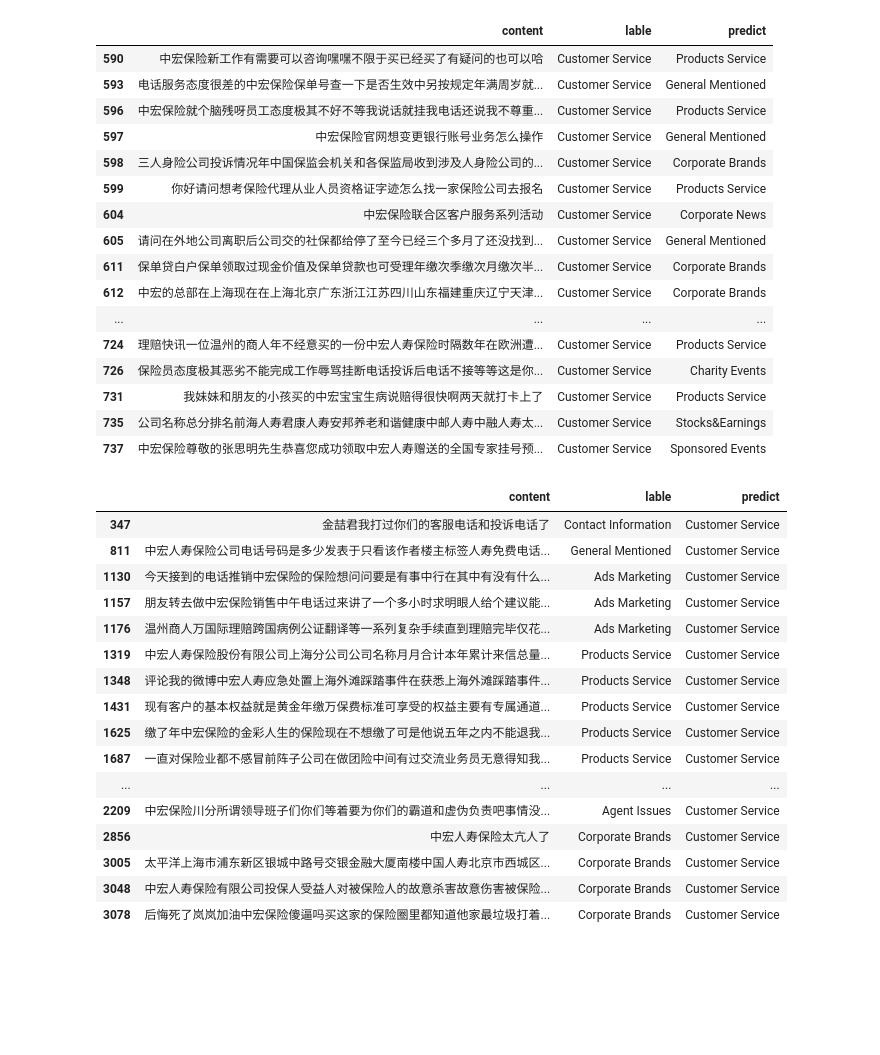
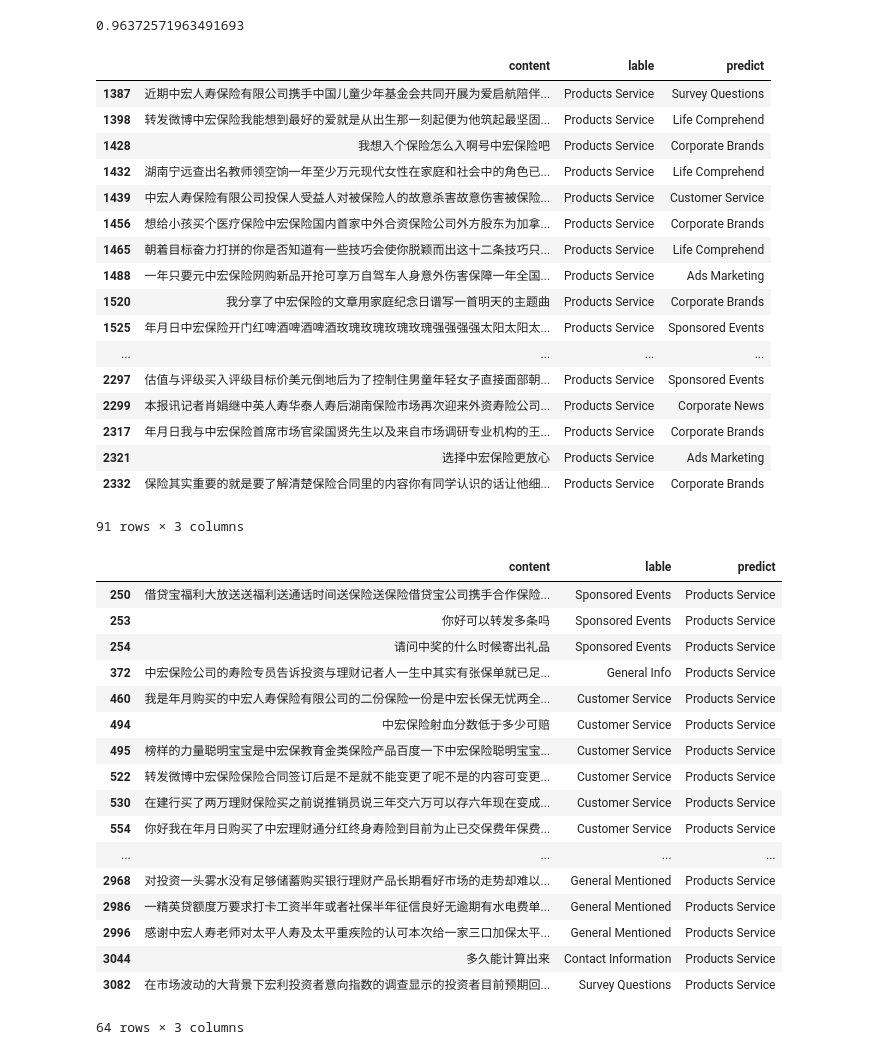
Before and after one commit to zbxzc35/zh_cnn_text_classify, a Jupyter notebook: result summery.ipynb, the cells around one changed output. Saved outputs shown, nothing was run; the diff lists cells and outputs as text; code cells hidden in the pictures; blank space fills up the shorter version.

```diff
--- a/result summery.ipynb
+++ b/result summery.ipynb
@@ -1,17 +1,17 @@
 # %%
 import pandas as pd
 # %%
-myfile = './runs/2017-10-16T09:56:16.752432/'
+myfile = './runs/2017-10-16T20:26:22.272819/'
 # %%
 data = pd.read_csv(myfile+'prediction.csv',names = ['content','lable','predict'])
 # %%
 data['content'] = data['content'].str.replace(' ', '')
 data = data.dropna()
 # %%
-data['lable'] = data['lable'].str.replace('Products Service', 'Customer Service')
-data['predict'] = data['predict'].str.replace('Products Service', 'Customer Service')
+# data['lable'] = data['lable'].str.replace('Products Service', 'Customer Service')
+# data['predict'] = data['predict'].str.replace('Products Service', 'Customer Service')
 # %%
-eval_class = 'Customer Service'
+eval_class = 'Products Service'
 # %%
 customer_service = data[data['lable'] == eval_class]
 others = data[data['lable'] != eval_class]
@@ -61,47 +92,54 @@ f1
+# %%
+f1_o = 2./((1./precision_o)+(1./recall_o))
+f1_o
+# %% [output]
+0.96372571963491693
 # %%
-out = customer_service[customer_service['predict'] != 'Customer Service']
+out = customer_service[customer_service['predict'] != eval_class]
 out.to_csv(myfile+'false_neg.csv',encoding = 'utf-8')
 out
 # %% [output]
 |  | content | lable | predict |
-| 590 | 中宏保险新工作有需要可以咨询嘿嘿不限于买已经买了有疑问的也可以哈 | Customer Service | Products Service |
-| 593 | 电话服务态度很差的中宏保险保单号查一下是否生效中另按规定年满周岁就... | Customer Service | General Mentioned |
-| 596 | 中宏保险就个脑残呀员工态度极其不好不等我说话就挂我电话还说我不尊重... | Customer Service | Products Service |
-| 597 | 中宏保险官网想变更银行账号业务怎么操作 | Customer Service | General Mentioned |
-| 598 | 三人身险公司投诉情况年中国保监会机关和各保监局收到涉及人身险公司的... | Customer Service | Corporate Brands |
-| 599 | 你好请问想考保险代理从业人员资格证字迹怎么找一家保险公司去报名 | Customer Service | Products Service |
-| 604 | 中宏保险联合区客户服务系列活动 | Customer Service | Corporate News |
-| 605 | 请问在外地公司离职后公司交的社保都给停了至今已经三个多月了还没找到... | Customer Service | General Mentioned |
-| 611 | 保单贷白户保单领取过现金价值及保单贷款也可受理年缴次季缴次月缴次半... | Customer Service | Corporate Brands |
-| 612 | 中宏的总部在上海现在在上海北京广东浙江江苏四川山东福建重庆辽宁天津... | Customer Service | Corporate Brands |
+| 1387 | 近期中宏人寿保险有限公司携手中国儿童少年基金会共同开展为爱启航陪伴... | Products Service | Survey Questions |
+| 1398 | 转发微博中宏保险我能想到最好的爱就是从出生那一刻起便为他筑起最坚固... | Products Service | Life Comprehend |
+| 1428 | 我想入个保险怎么入啊号中宏保险吧 | Products Service | Corporate Brands |
+| 1432 | 湖南宁远查出名教师领空饷一年至少万元现代女性在家庭和社会中的角色已... | Products Service | Life Comprehend |
+| 1439 | 中宏人寿保险有限公司投保人受益人对被保险人的故意杀害故意伤害被保险... | Products Service | Customer Service |
+| 1456 | 想给小孩买个医疗保险中宏保险国内首家中外合资保险公司外方股东为加拿... | Products Service | Corporate Brands |
+| 1465 | 朝着目标奋力打拼的你是否知道有一些技巧会使你脱颖而出这十二条技巧只... | Products Service | Life Comprehend |
+| 1488 | 一年只要元中宏保险网购新品开抢可享万自驾车人身意外伤害保障一年全国... | Products Service | Ads Marketing |
+| 1520 | 我分享了中宏保险的文章用家庭纪念日谱写一首明天的主题曲 | Products Service | Corporate Brands |
+| 1525 | 年月日中宏保险开门红啤酒啤酒啤酒玫瑰玫瑰玫瑰玫瑰强强强强太阳太阳太... | Products Service | Sponsored Events |
 | ... | ... | ... | ... |
-| 724 | 理赔快讯一位温州的商人年不经意买的一份中宏人寿保险时隔数年在欧洲遭... | Customer Service | Products Service |
-| 726 | 保险员态度极其恶劣不能完成工作辱骂挂断电话投诉后电话不接等等这是你... | Customer Service | Charity Events |
-| 731 | 我妹妹和朋友的小孩买的中宏宝宝生病说赔得很快啊两天就打卡上了 | Customer Service | Products Service |
-| 735 | 公司名称总分排名前海人寿君康人寿安邦养老和谐健康中邮人寿中融人寿太... | Customer Service | Stocks&Earnings |
-| 737 | 中宏保险尊敬的张思明先生恭喜您成功领取中宏人寿赠送的全国专家挂号预... | Customer Service | Sponsored Events |
+| 2297 | 估值与评级买入评级目标价美元倒地后为了控制住男童年轻女子直接面部朝... | Products Service | Sponsored Events |
+| 2299 | 本报讯记者肖娟继中英人寿华泰人寿后湖南保险市场再次迎来外资寿险公司... | Products Service | Corporate News |
+| 2317 | 年月日我与中宏保险首席市场官梁国贤先生以及来自市场调研专业机构的王... | Products Service | Corporate Brands |
+| 2321 | 选择中宏保险更放心 | Products Service | Ads Marketing |
+| 2332 | 保险其实重要的就是要了解清楚保险合同里的内容你有同学认识的话让他细... | Products Service | Corporate Brands |
+91 rows × 3 columns
 # %%
-out = others[others['predict'] == 'Customer Service']
+out = others[others['predict'] == eval_class]
 out.to_csv(myfile+'false_pos.csv',encoding = 'utf-8')
 out
 # %% [output]
 |  | content | lable | predict |
-| 347 | 金喆君我打过你们的客服电话和投诉电话了 | Contact Information | Customer Service |
-| 811 | 中宏人寿保险公司电话号码是多少发表于只看该作者楼主标签人寿免费电话... | General Mentioned | Customer Service |
-| 1130 | 今天接到的电话推销中宏保险的保险想问问要是有事中行在其中有没有什么... | Ads Marketing | Customer Service |
-| 1157 | 朋友转去做中宏保险销售中午电话过来讲了一个多小时求明眼人给个建议能... | Ads Marketing | Customer Service |
-| 1176 | 温州商人万国际理赔跨国病例公证翻译等一系列复杂手续直到理赔完毕仅花... | Ads Marketing | Customer Service |
-| 1319 | 中宏人寿保险股份有限公司上海分公司公司名称月月合计本年累计来信总量... | Products Service | Customer Service |
-| 1348 | 评论我的微博中宏人寿应急处置上海外滩踩踏事件在获悉上海外滩踩踏事件... | Products Service | Customer Service |
-| 1431 | 现有客户的基本权益就是黄金年缴万保费标准可享受的权益主要有专属通道... | Products Service | Customer Service |
-| 1625 | 缴了年中宏保险的金彩人生的保险现在不想缴了可是他说五年之内不能退我... | Products Service | Customer Service |
-| 1687 | 一直对保险业都不感冒前阵子公司在做团险中间有过交流业务员无意得知我... | Products Service | Customer Service |
+| 250 | 借贷宝福利大放送送福利送通话时间送保险送保险借贷宝公司携手合作保险... | Sponsored Events | Products Service |
+| 253 | 你好可以转发多条吗 | Sponsored Events | Products Service |
+| 254 | 请问中奖的什么时候寄出礼品 | Sponsored Events | Products Service |
+| 372 | 中宏保险公司的寿险专员告诉投资与理财记者人一生中其实有张保单就已足... | General Info | Products Service |
+| 460 | 我是年月购买的中宏人寿保险有限公司的二份保险一份是中宏长保无忧两全... | Customer Service | Products Service |
+| 494 | 中宏保险射血分数低于多少可赔 | Customer Service | Products Service |
+| 495 | 榜样的力量聪明宝宝是中宏保教育金类保险产品百度一下中宏保险聪明宝宝... | Customer Service | Products Service |
+| 522 | 转发微博中宏保险保险合同签订后是不是就不能变更了呢不是的内容可变更... | Customer Service | Products Service |
+| 530 | 在建行买了两万理财保险买之前说推销员说三年交六万可以存六年现在变成... | Customer Service | Products Service |
+| 554 | 你好我在年月日购买了中宏理财通分红终身寿险到目前为止已交保费年保费... | Customer Service | Products Service |
 | ... | ... | ... | ... |
-| 2209 | 中宏保险川分所谓领导班子们你们等着要为你们的霸道和虚伪负责吧事情没... | Agent Issues | Customer Service |
-| 2856 | 中宏人寿保险太亢人了 | Corporate Brands | Customer Service |
-| 3005 | 太平洋上海市浦东新区银城中路号交银金融大厦南楼中国人寿北京市西城区... | Corporate Brands | Customer Service |
-| 3048 | 中宏人寿保险有限公司投保人受益人对被保险人的故意杀害故意伤害被保险... | Corporate Brands | Customer Service |
-| 3078 | 后悔死了岚岚加油中宏保险傻逼吗买这家的保险圈里都知道他家最垃圾打着... | Corporate Brands | Customer Service |
+| 2968 | 对投资一头雾水没有足够储蓄购买银行理财产品长期看好市场的走势却难以... | General Mentioned | Products Service |
+| 2986 | 一精英贷额度万要求打卡工资半年或者社保半年征信良好无逾期有水电费单... | General Mentioned | Products Service |
+| 2996 | 感谢中宏人寿老师对太平人寿及太平重疾险的认可本次给一家三口加保太平... | General Mentioned | Products Service |
+| 3044 | 多久能计算出来 | Contact Information | Products Service |
+| 3082 | 在市场波动的大背景下宏利投资者意向指数的调查显示的投资者目前预期回... | Survey Questions | Products Service |
+64 rows × 3 columns
 # %%
 data[data['lable'] == 'Products Service']
 # %% [output]
```
Also changed, not shown: parts of 13 cells of this notebook, 2 other files.
